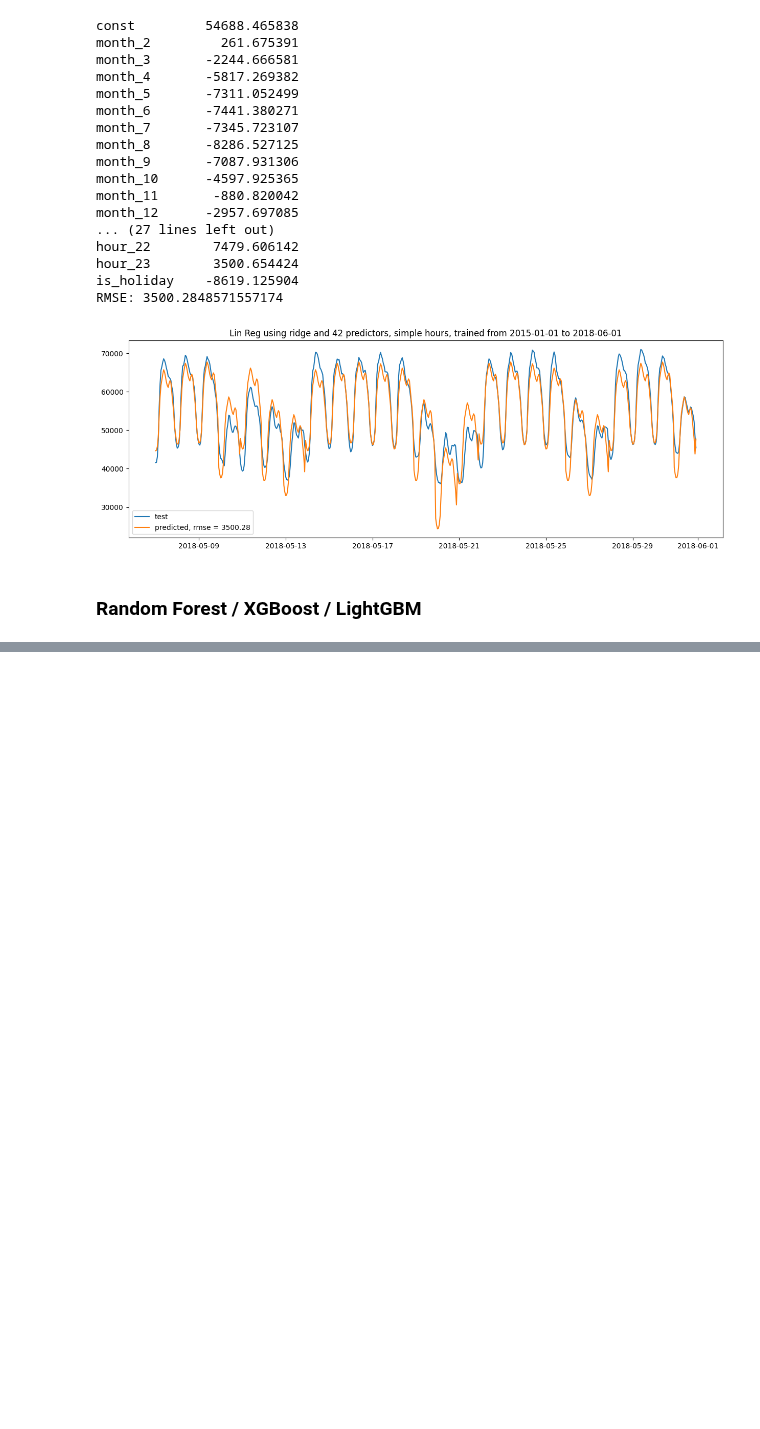
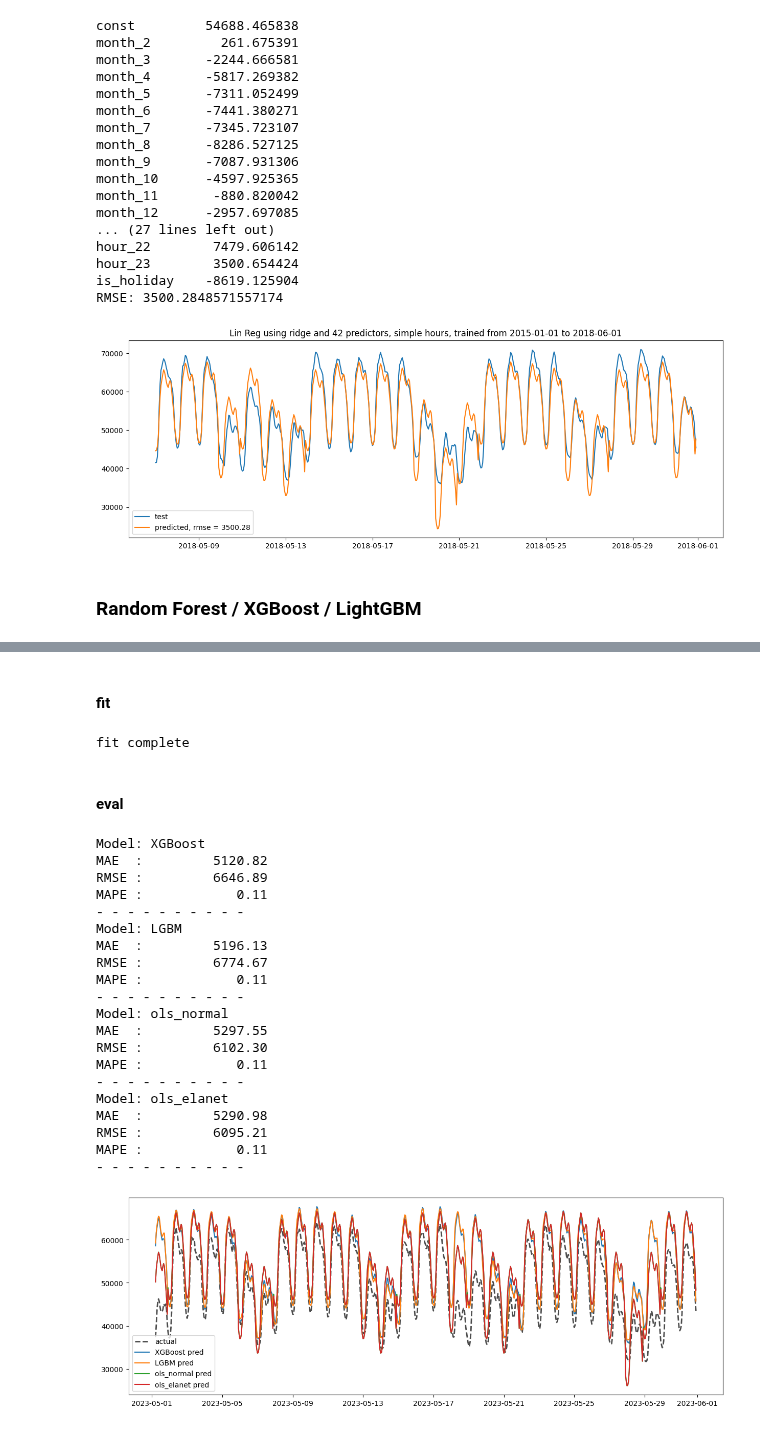
Before and after one commit to hikotei/2023_11-PTSFC, a Jupyter notebook: 2023_12_21 lin reg dummy, xgboost, lightgbm.ipynb, the cells around one changed output, grey strips where cells are left out. Drawn from its saved outputs; the diff is of its cells as text; code cells hidden in the pictures; blank space fills up the shorter version.

```diff
--- a/2023_12_21 lin reg dummy, xgboost, lightgbm.ipynb
+++ b/2023_12_21 lin reg dummy, xgboost, lightgbm.ipynb
@@ -551,0 +577,78 @@ MAPE: 0.15451963410773217
+# %% [markdown]
+#### fit
+# %%
+# create model with best parameters
+xgboost_model = XGBRegressor(colsample_bytree=0.5, learning_rate=0.1, max_depth=5, n_estimators=200)
+xgboost_model.fit(X_train, y_train)
+
+# create model with best parameters
+lgbm_model = lgb.LGBMRegressor(colsample_bytree=1, learning_rate=0.3, max_depth=3, n_estimators=50, num_leaves=10, verbose=-1)
+lgbm_model.fit(X_train, y_train)
+
+# OLS models
+ols_model = sm.OLS(y_train, X_train_reg)
+ols_results = ols_model.fit()
+elanet_results = ols_model.fit_regularized(method = 'elastic_net')
+
+print('fit complete')
+# %% [output]
+fit complete
+# %% [markdown]
+#### eval
+# %%
+models = [xgboost_model, lgbm_model, ols_results, elanet_results]
+names = ['XGBoost', 'LGBM', 'ols_normal', 'ols_elanet']
+
+plt.figure(figsize=(15, 5))
+plt.plot(y_test, color='black', lw=2, ls='--', label='actual', alpha=0.7)
+
+for model_idx, model in enumerate(models):
+
+    model_name = names[model_idx]
+
+    if model_name.startswith('ols') :
+
+        # In-sample predictions
+        y_train_pred = model.predict(X_train_reg).astype(float)
+        # Out-of-sample predictions
+        y_test_pred = model.predict(X_test_reg).astype(float)
+
+    else :
+
+        # In-sample predictions
+        y_train_pred = model.predict(X_train)
+        # Out-of-sample predictions
+        y_test_pred = model.predict(X_test)
+
+    print(f"Model: {names[model_idx]}")
+    print(f"MAE  : {mean_absolute_error(y_test, y_test_pred):>15.2f}")
+    print(f"RMSE : {np.sqrt(mean_squared_error(y_test, y_test_pred)):>15.2f}")
+    print(f"MAPE : {mean_absolute_percentage_error(y_test, y_test_pred):>15.2f}")
+    print('- ' * 10)
+
+    plt.plot(y_test.index, y_test_pred, label=f'{names[model_idx]} pred')
+
+plt.legend()
+plt.show()
+# %% [output]
+Model: XGBoost
+MAE  :         5120.82
+RMSE :         6646.89
+MAPE :            0.11
+- - - - - - - - - -
+Model: LGBM
+MAE  :         5196.13
+RMSE :         6774.67
+MAPE :            0.11
+- - - - - - - - - -
+Model: ols_normal
+MAE  :         5297.55
+RMSE :         6102.30
+MAPE :            0.11
+- - - - - - - - - -
+Model: ols_elanet
+MAE  :         5290.98
+RMSE :         6095.21
+MAPE :            0.11
+- - - - - - - - - -
+[figure, added]
```
Also changed, not shown: parts of 18 cells of this notebook, 1 other file.
